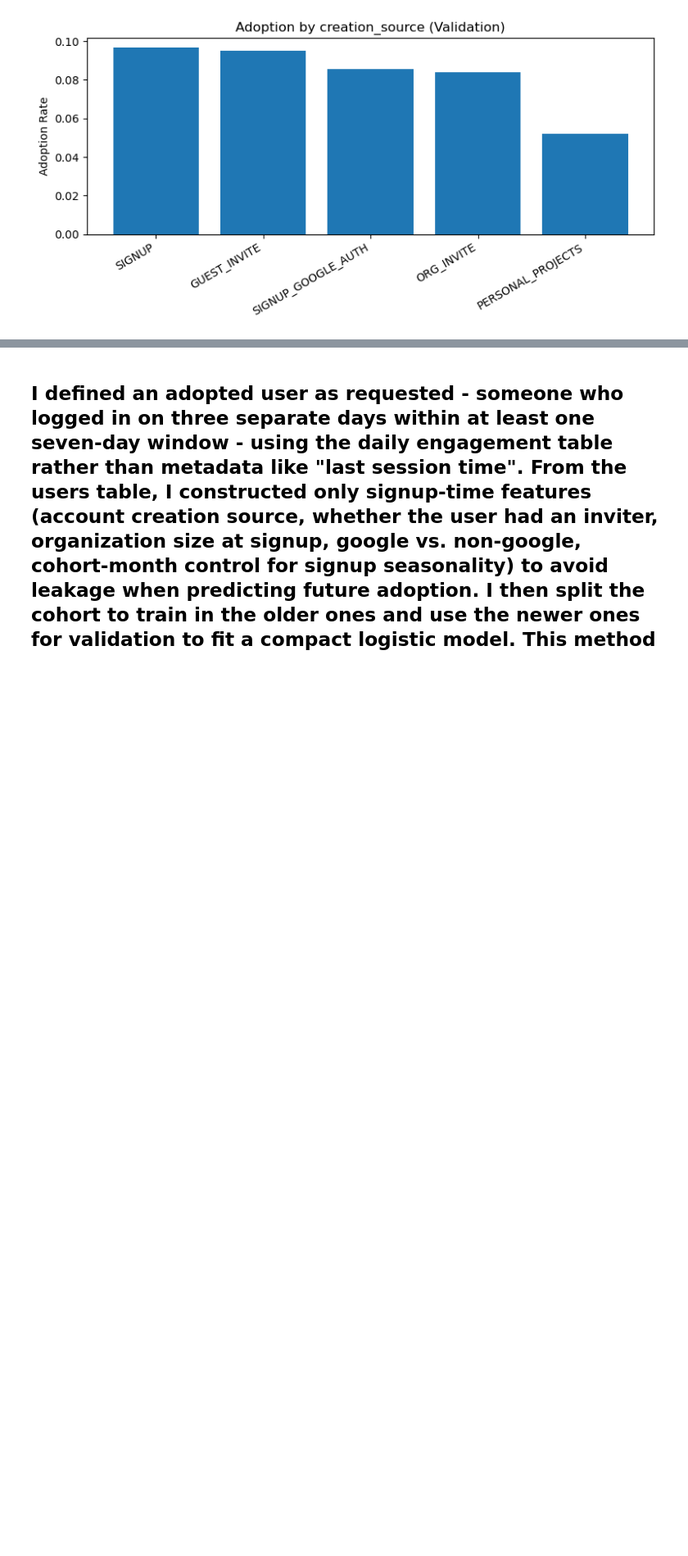
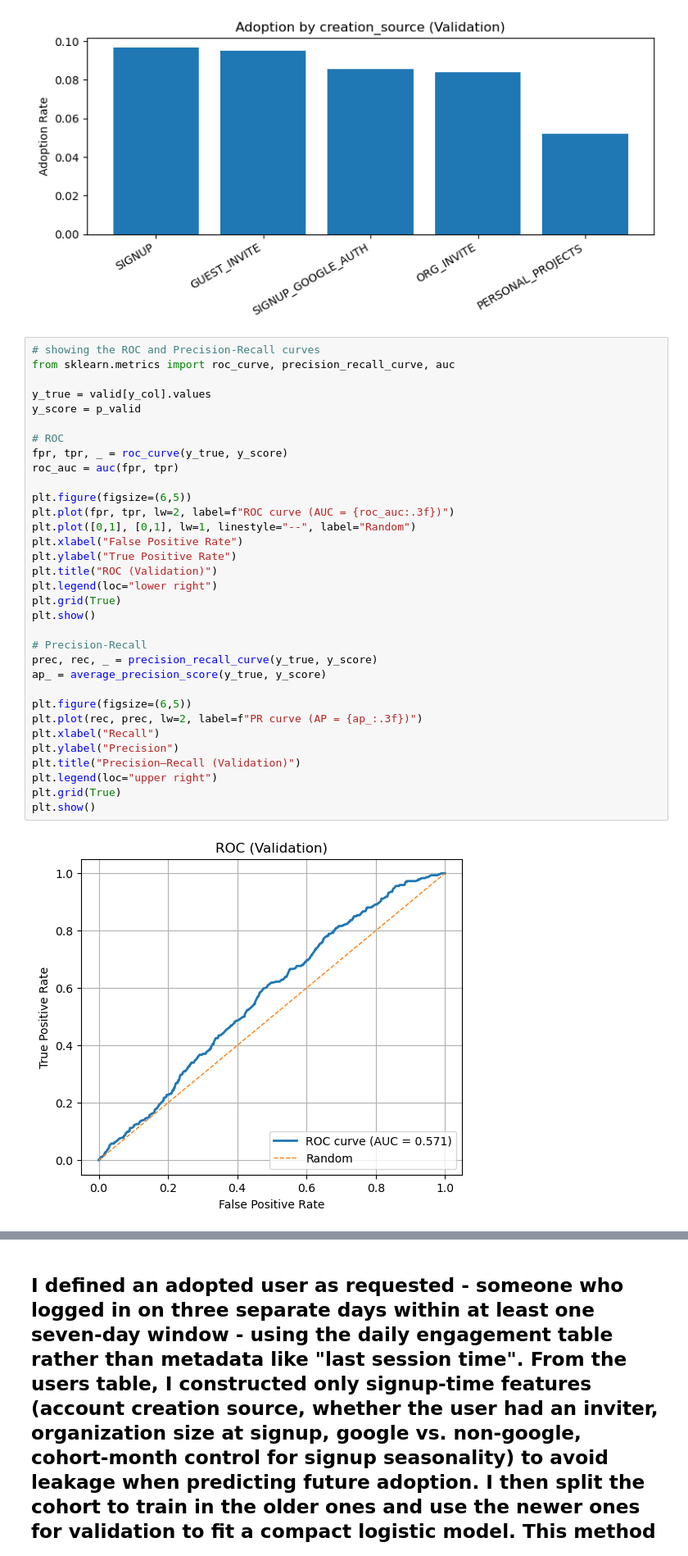
Before and after one commit to justink106/JustinKu-Springboard, a Jupyter notebook: relax_challenge/Relax Take Home Challenge - Justin.ipynb, the cells around one changed output, grey strips where cells are left out. Shown at 82% size. Cells and saved outputs as stored; diff of their text form; blank space fills up the shorter version.

```diff
--- a/relax_challenge/Relax Take Home Challenge - Justin.ipynb
+++ b/relax_challenge/Relax Take Home Challenge - Justin.ipynb
@@ -242,3 +242,38 @@ plt.tight_layout()
 plt.show()
 # %% [output]
 [figure]
+# %%
+# showing the ROC and Precision-Recall curves
+from sklearn.metrics import roc_curve, precision_recall_curve, auc
+
+y_true = valid[y_col].values
+y_score = p_valid
+
+# ROC
+fpr, tpr, _ = roc_curve(y_true, y_score)
+roc_auc = auc(fpr, tpr)
+
+plt.figure(figsize=(6,5))
+plt.plot(fpr, tpr, lw=2, label=f"ROC curve (AUC = {roc_auc:.3f})")
+plt.plot([0,1], [0,1], lw=1, linestyle="--", label="Random")
+plt.xlabel("False Positive Rate")
+plt.ylabel("True Positive Rate")
+plt.title("ROC (Validation)")
+plt.legend(loc="lower right")
+plt.grid(True)
+plt.show()
+
+# Precision-Recall
+prec, rec, _ = precision_recall_curve(y_true, y_score)
+ap_ = average_precision_score(y_true, y_score)
+
+plt.figure(figsize=(6,5))
+plt.plot(rec, prec, lw=2, label=f"PR curve (AP = {ap_:.3f})")
+plt.xlabel("Recall")
+plt.ylabel("Precision")
+plt.title("Precision–Recall (Validation)")
+plt.legend(loc="upper right")
+plt.grid(True)
+plt.show()
+# %% [output]
+[figure, added]
```
Also changed, not shown: parts of 3 cells of this notebook.
